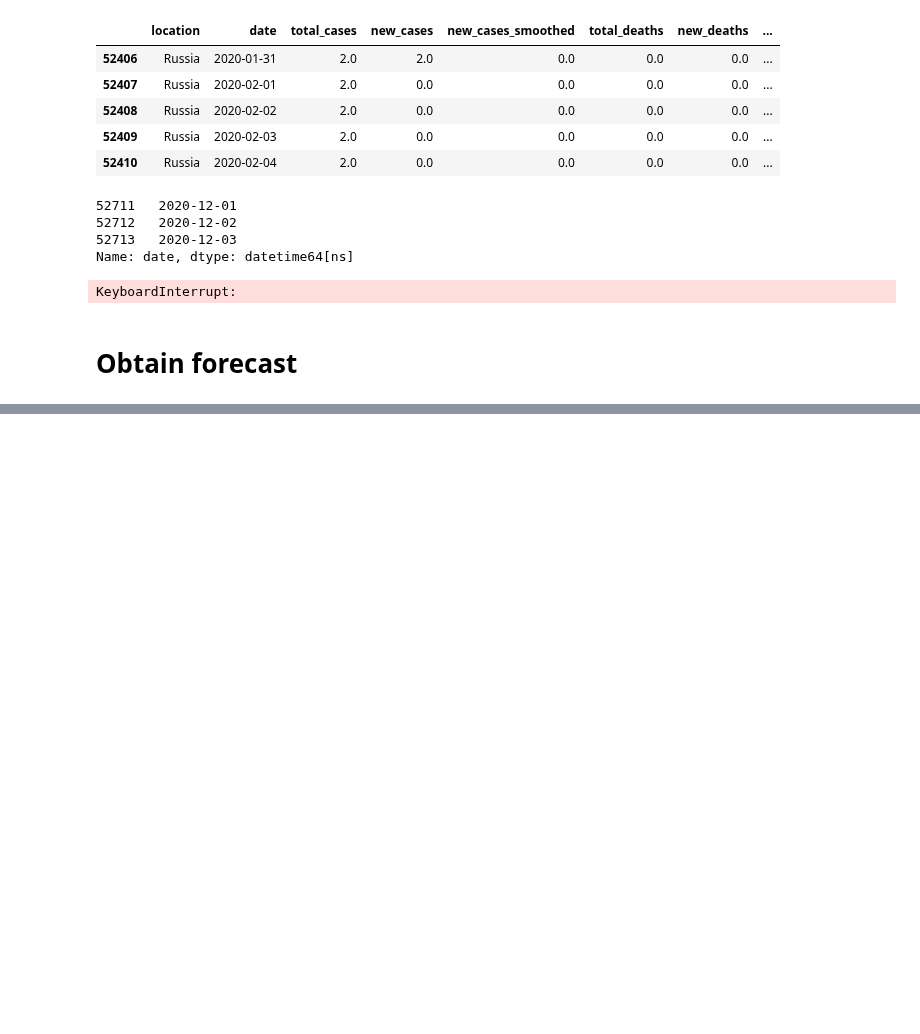
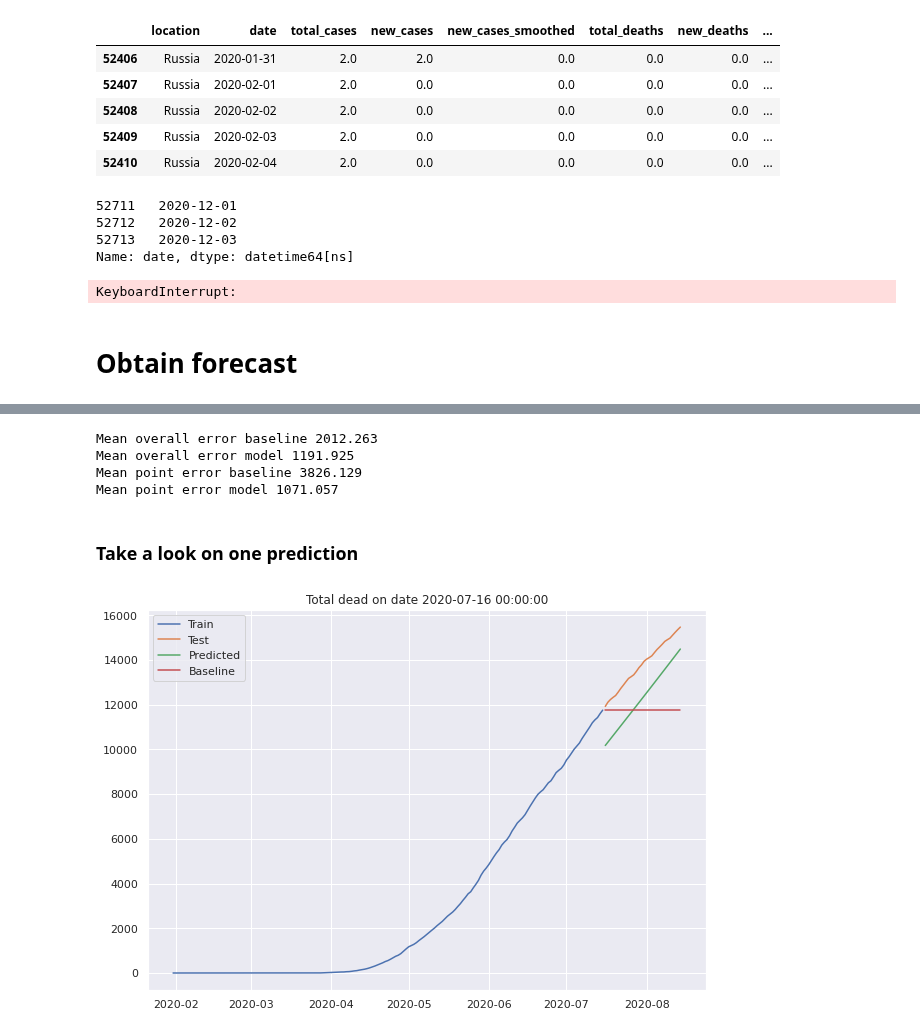
Before and after one commit to btseytlin/covid_peak_sir_modelling, a Jupyter notebook: seir_owid_hidden_ensemble.ipynb, the cells around one changed output, grey strips where cells are left out. Saved outputs shown, nothing was run; the diff lists cells and outputs as text; code cells hidden in the pictures; blank space fills up the shorter version.

```diff
--- a/seir_owid_hidden_ensemble.ipynb
+++ b/seir_owid_hidden_ensemble.ipynb
@@ -346,0 +301,26 @@ pred_dates, baseline_pred_D, model_pred_D, true_D, fitters = eval_k_days_ahead_e
+# %%
+def eval_ensemble_owid(train_df, t, train_t, eval_t):
+    model = SEIRHidden_OWID()
+    fitter = HiddenCurveFitter(
+         new_deaths_col='new_deaths_smoothed',
+         new_cases_col='new_cases_smoothed',
+         max_iters=1000,
+         save_params_every=10
+    )
+    ensemble = EnsembleModel.train(model, fitter, train_df)
+
+    aggregate_states, _, _, _, _ = ensemble.predict(train_df,
+                                                                                                  t=train_t,
+                                                                                                  history=False)
+
+    test_initial_conds = [compartment[-1] for compartment in aggregate_states]
+
+    test_states, aggregate_daily, model_states, model_daily_vals, history = ensemble.predict(t=eval_t,
+                                                                                             initial_conditions=test_initial_conds,
+                                                                                             history=False)
+    return ensemble, fitter, test_states
+# %%
+models, fitters, model_predictions, train_dfs, test_dfs = eval_on_select_dates_and_k_days_ahead(df,
+                                                                                     eval_func=eval_ensemble_owid,
+                                                                                     eval_dates=eval_dates,
+                                                                                     k=K)
@@ -347,3 +347,7 @@ pred_dates, baseline_pred_D, model_pred_D, true_D, fitters = eval_k_days_ahead_e
+# %%
+model_pred_D = [pred[7] for pred in model_predictions]
+true_D = [tdf.total_deaths.values for tdf in test_dfs]
+baseline_pred_D = [[tdf.iloc[-1].total_deaths]*K for tdf in train_dfs]
 # %%
 overall_errors_model = [mean_absolute_error(true, pred) for true, pred in zip(true_D, model_pred_D)]
 overall_errors_baseline = [mean_absolute_error(true, pred) for true, pred in zip(true_D, baseline_pred_D)]
@@ -351,8 +355,13 @@ overall_errors_baseline = [mean_absolute_error(true, pred) for true, pred in zip
 point_errors_model = [mean_absolute_error(true[-1:], pred[-1:]) for true, pred in zip(true_D, model_pred_D)]
 point_errors_baseline = [mean_absolute_error(true[-1:], pred[-1:]) for true, pred in zip(true_D, baseline_pred_D)]
 # %%
-print('Mean overall error baseline', np.mean(overall_errors_baseline))
-print('Mean overall error model', np.mean(overall_errors_model))
+print('Mean overall error baseline', np.mean(overall_errors_baseline).round(3))
+print('Mean overall error model', np.mean(overall_errors_model).round(3))
 
-print('Mean point 30 days ahead error baseline', np.mean(point_errors_baseline))
-print('Mean point 30 days ahead error model', np.mean(point_errors_model))
+print('Mean point error baseline', np.mean(point_errors_baseline).round(3))
+print('Mean point error model', np.mean(point_errors_model).round(3))
+# %% [output]
+Mean overall error baseline 2012.263
+Mean overall error model 1191.925
+Mean point error baseline 3826.129
+Mean point error model 1071.057
@@ -363,0 +368,18 @@ x_dates = [d[-1] for d in pred_dates]
+# %% [markdown]
+### Take a look on one prediction
+# %%
+train_df = train_dfs[15]
+test_df = test_dfs[15]
+model_preds = model_predictions[15]
+baseline_predictions = baseline_pred_D[15]
+fitter = fitters[15]
+plt.figure(figsize=(10, 7))
+plt.plot(train_df.date, train_df.total_deaths, label='Train')
+plt.plot(test_df.date, test_df.total_deaths, label='Test')
+plt.plot(test_df.date, model_preds[7], label='Predicted')
+plt.plot(test_df.date, baseline_predictions, label='Baseline')
+plt.legend()
+plt.title(f'Total dead on date {test_df.date.iloc[0]}')
+plt.show()
+# %% [output]
+[figure, added]
```
Also changed, not shown: parts of 18 cells of this notebook, 2 other files.
